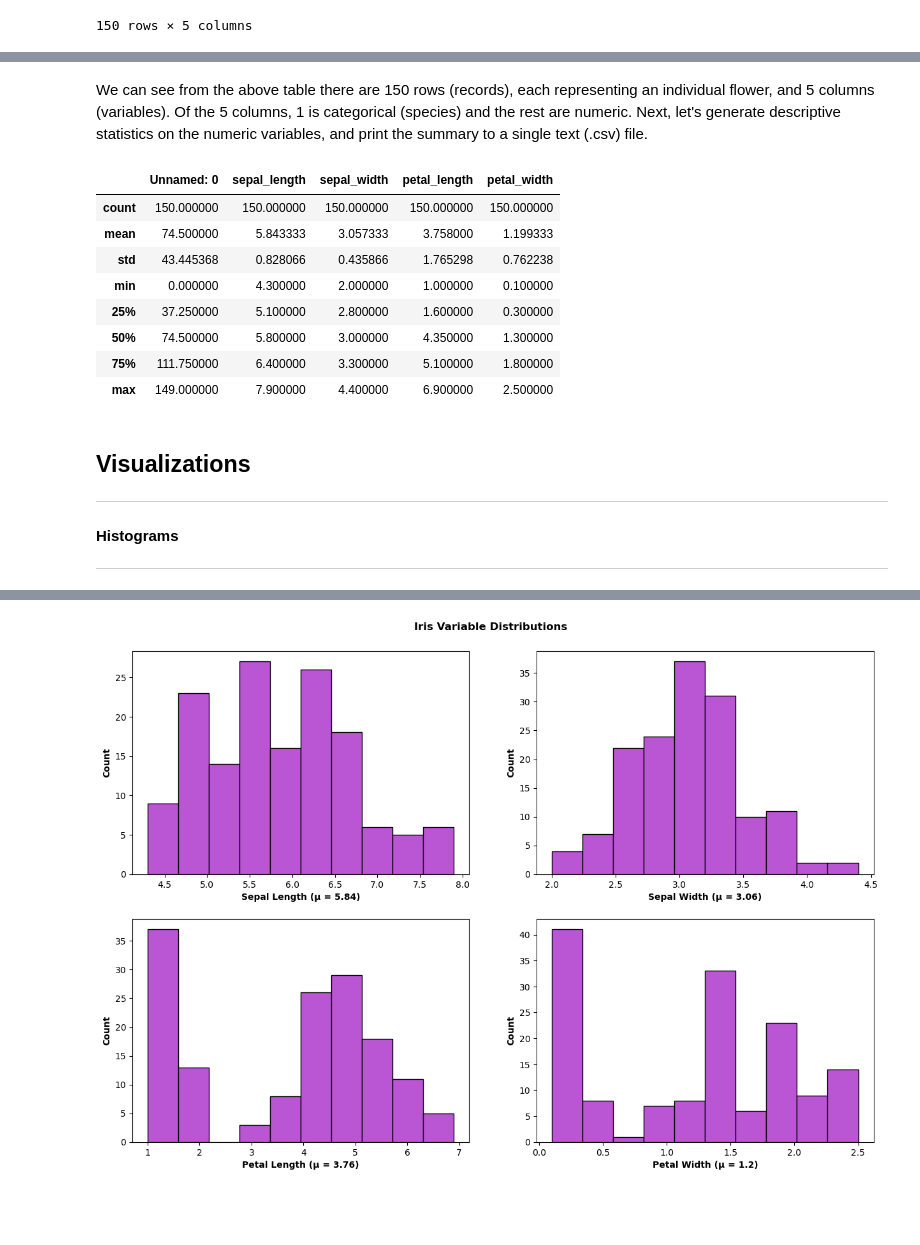
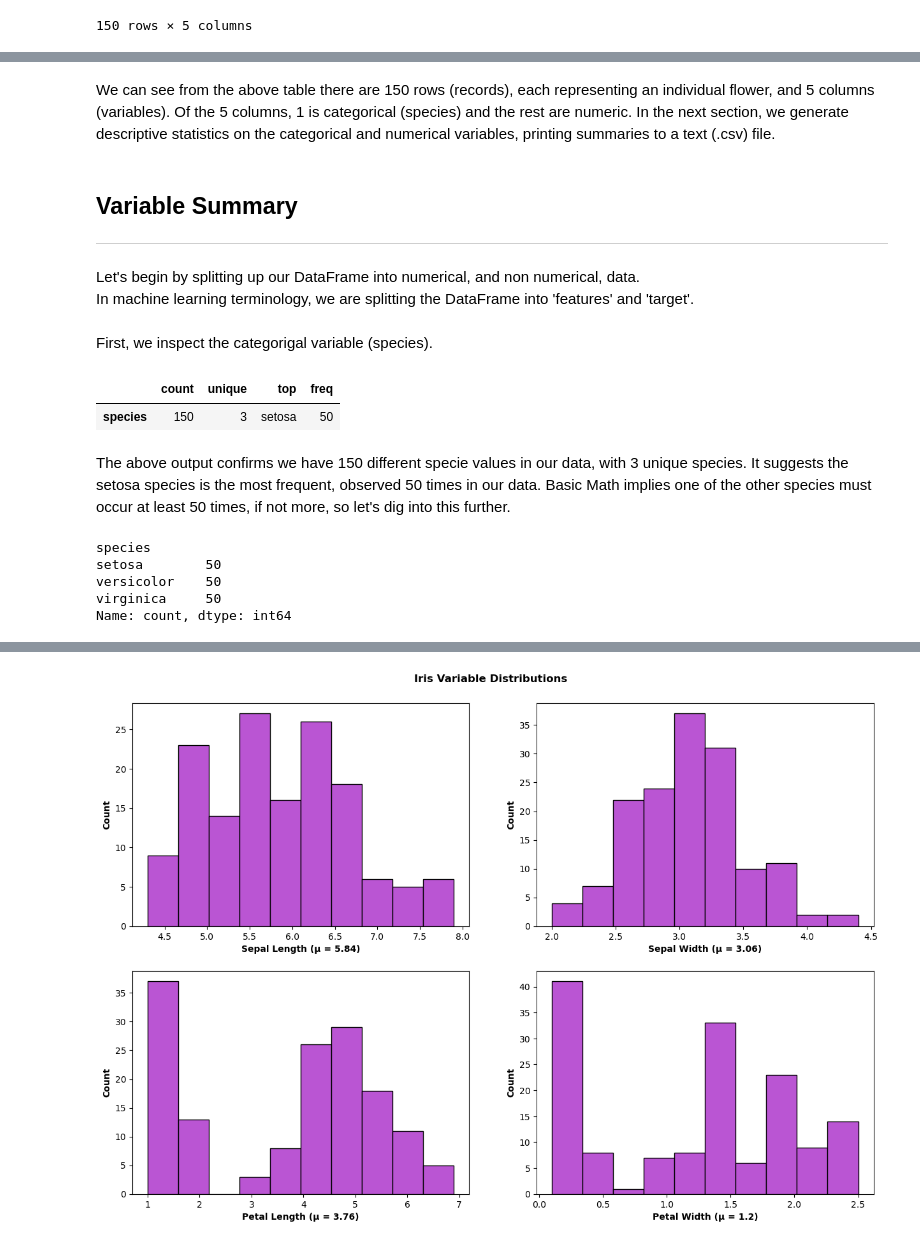
Before and after one commit to fdennehy/pands-project, a Jupyter notebook: iris.ipynb, the cells around one changed output, grey strips where cells are left out. Drawn from its saved outputs; the diff is of its cells as text; code cells hidden in the pictures; blank space fills up the shorter version.

Commit message:
custom descriptive statistics created

```diff
--- a/iris.ipynb
+++ b/iris.ipynb
@@ -24,4 +25,4 @@ The [UCI machine learning repository](https://archive.ics.uci.edu/dataset/53/iri
 # %%
 # Create a pandas DataFrame from the iris.csv file (sourced from the Seaborn Repository linked above).
 # https://pandas.pydata.org/docs/reference/api/pandas.read_csv.html#pandas.read_csv
-df = pd.read_csv('iris.csv')
+df = pd.read_csv('https://raw.githubusercontent.com/mwaskom/seaborn-data/master/iris.csv')
@@ -48,26 +70,34 @@ df
 # %% [markdown]
-We can see from the above table there are 150 rows (records), each representing an individual flower, and 5 columns (variables). Of the 5 columns, 1 is categorical (species) and the rest are numeric. Next, let's generate descriptive statistics on the numeric variables, and print the summary to a single text (.csv) file.
+We can see from the above table there are 150 rows (records), each representing an individual flower, and 5 columns (variables). Of the 5 columns, 1 is categorical (species) and the rest are numeric. In the next section, we generate descriptive statistics on the categorical and numerical variables, printing summaries to a text (.csv) file.
+# %% [markdown]
+## Variable Summary
+
+***
+# %% [markdown]
+Let's begin by splitting up our DataFrame into numerical, and non numerical, data.\
+In machine learning terminology, we are splitting the DataFrame into 'features' and 'target'.
+# %%
+X = df.select_dtypes(float)
+y = df.select_dtypes(object)
+# %% [markdown]
+First, we inspect the categorigal variable (species).
 # %%
-# Describe the data set and print the output to 'variable_summary.csv'
+# Generate descriptive statistics for the Iris categorical column 'species', and transpose for ease of reading.
 # https://pandas.pydata.org/docs/reference/api/pandas.DataFrame.describe.html
-# https://pandas.pydata.org/pandas-docs/stable/reference/api/pandas.DataFrame.to_csv.html
-df.describe().to_csv('variable_summary.csv')
-df.describe()
+# https://pandas.pydata.org/docs/reference/api/pandas.DataFrame.transpose.html
+y_stats = y.describe().T
+y_stats
 # %% [output]
-|  | Unnamed: 0 | sepal_length | sepal_width | petal_length | petal_width |
-| count | 150.000000 | 150.000000 | 150.000000 | 150.000000 | 150.000000 |
-| mean | 74.500000 | 5.843333 | 3.057333 | 3.758000 | 1.199333 |
-| std | 43.445368 | 0.828066 | 0.435866 | 1.765298 | 0.762238 |
-| min | 0.000000 | 4.300000 | 2.000000 | 1.000000 | 0.100000 |
-| 25% | 37.250000 | 5.100000 | 2.800000 | 1.600000 | 0.300000 |
-| 50% | 74.500000 | 5.800000 | 3.000000 | 4.350000 | 1.300000 |
-| 75% | 111.750000 | 6.400000 | 3.300000 | 5.100000 | 1.800000 |
-| max | 149.000000 | 7.900000 | 4.400000 | 6.900000 | 2.500000 |
+|  | count | unique | top | freq |
+| species | 150 | 3 | setosa | 50 |
-# %% [markdown]
-## Visualizations
-
-***
-
-#### Histograms
-
-***
+# %% [markdown]
+The above output confirms we have 150 different specie values in our data, with 3 unique species. It suggests the setosa species is the most frequent, observed 50 times in our data. Basic Math implies one of the other species must occur at least 50 times, if not more, so let's dig into this further.
+# %%
+y_counts = y.value_counts()
+y_counts
+# %% [output]
+species
+setosa        50
+versicolor    50
+virginica     50
+Name: count, dtype: int64
```
Also changed, not shown: parts of 31 cells of this notebook, 3 other files.
